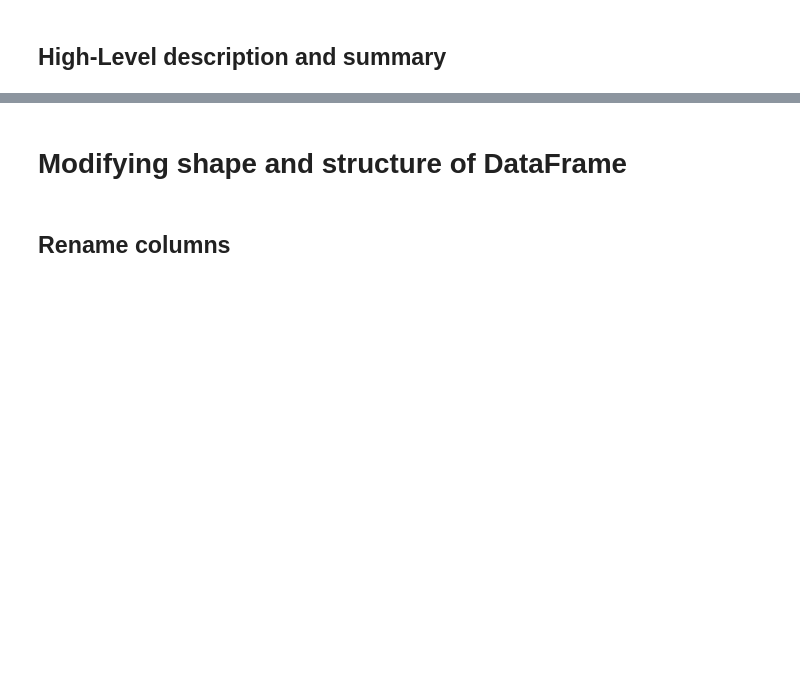
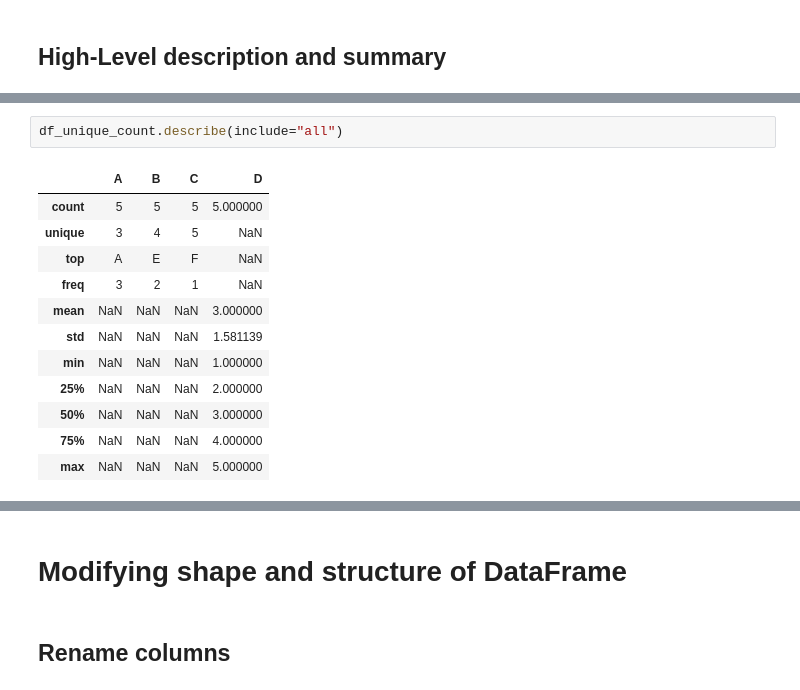
Before and after one commit to omoell/Knowledge-Management, a Jupyter notebook: Pandas.ipynb, the cells around one changed output, grey strips where cells are left out. Cells and saved outputs as stored; diff of their text form; blank space fills up the shorter version.

```diff
--- a/Pandas.ipynb
+++ b/Pandas.ipynb
@@ -46,0 +67,15 @@ df_unique_count.describe(exclude='number')[:2].T.sort_values('unique')
+# %%
+df_unique_count.describe(include="all")
+# %% [output]
+|  | A | B | C | D |
+| count | 5 | 5 | 5 | 5.000000 |
+| unique | 3 | 4 | 5 | NaN |
+| top | A | E | F | NaN |
+| freq | 3 | 2 | 1 | NaN |
+| mean | NaN | NaN | NaN | 3.000000 |
+| std | NaN | NaN | NaN | 1.581139 |
+| min | NaN | NaN | NaN | 1.000000 |
+| 25% | NaN | NaN | NaN | 2.000000 |
+| 50% | NaN | NaN | NaN | 3.000000 |
+| 75% | NaN | NaN | NaN | 4.000000 |
+| max | NaN | NaN | NaN | 5.000000 |
```
Also changed, not shown: parts of 11 cells of this notebook.
